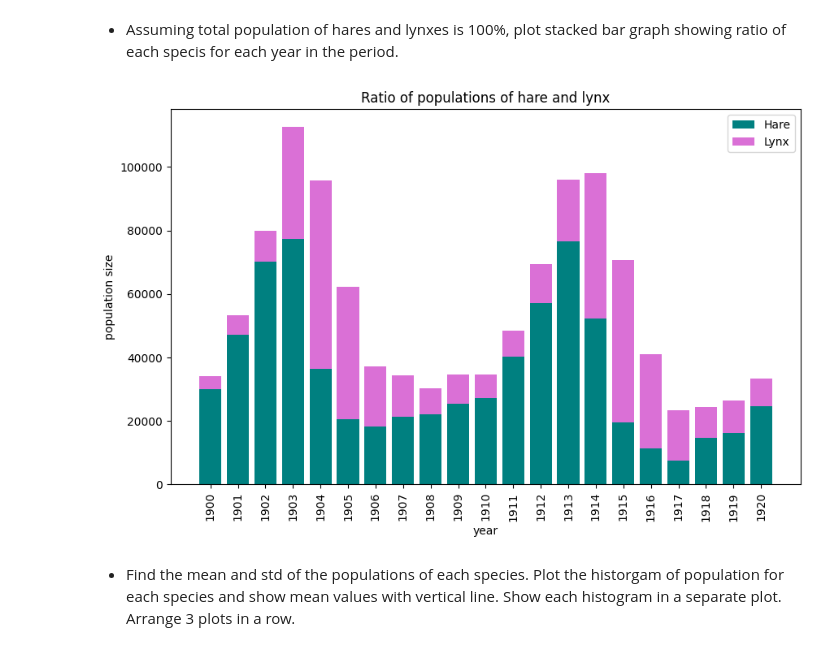
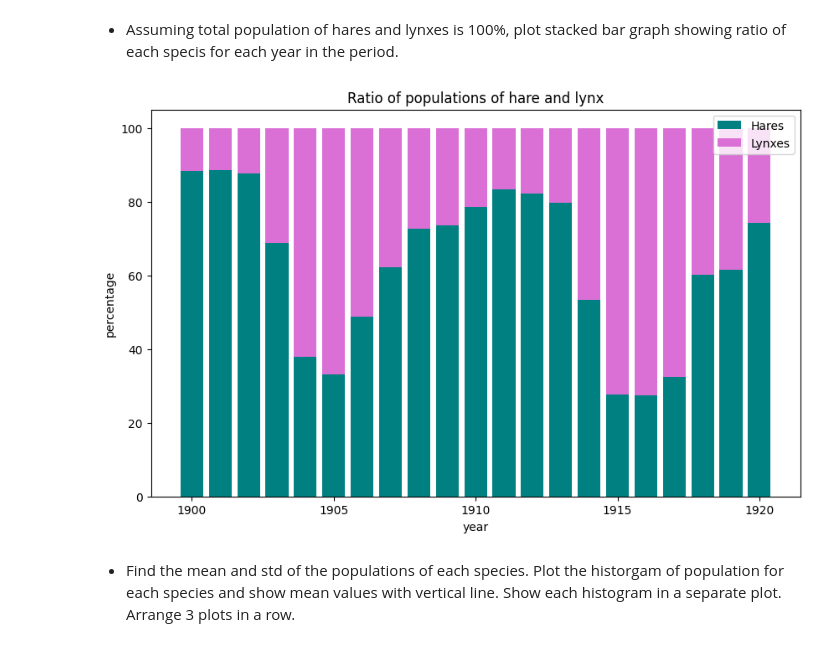
Before and after one commit to ilyachti/statprac, a Jupyter notebook: hw2.ipynb, the cells around one changed output. Saved outputs shown, nothing was run; the diff lists cells and outputs as text; code cells hidden in the pictures.

```diff
--- a/hw2.ipynb
+++ b/hw2.ipynb
@@ -135,26 +135,29 @@ plt.show()
 # %%
 import matplotlib.pyplot as plt
 import numpy as np
 
 data = np.loadtxt('populations.txt')
 years = data[:, 0]
 hare = data[:, 1]
 lynx = data[:, 2]
 carrot = data[:, 3]
 
-plt.figure(figsize=(10, 6))
-plt.bar(years, hare, color='teal', label='Hare')
-plt.bar(years, lynx, color='orchid', label='Lynx', bottom=hare)
+total = hare + lynx
+hare_ratio = hare / total * 100
+lynx_ratio = lynx / total * 100
+
+plt.figure(figsize=(10,6))
+plt.bar(years, hare_ratio, color='teal', label='Hares')
+plt.bar(years, lynx_ratio, color='orchid', label='Lynxes', bottom = hare_ratio)
 
 plt.legend()
-plt.xlabel('year')
-plt.ylabel('population size')
-plt.xticks(range(1900, 1921, 1), rotation = 90)
+plt.xlabel("year")
+plt.ylabel('percentage')
 plt.title('Ratio of populations of hare and lynx')
 
 plt.show()
 # %% [output]
-[figure, old version]
+[figure, new version]
 # %% [markdown]
 - Find the mean and std of the populations of each species. Plot the historgam of population for each species and show mean values with vertical line. Show each histogram in a separate plot. Arrange 3 plots in a row.
 # %%
```
